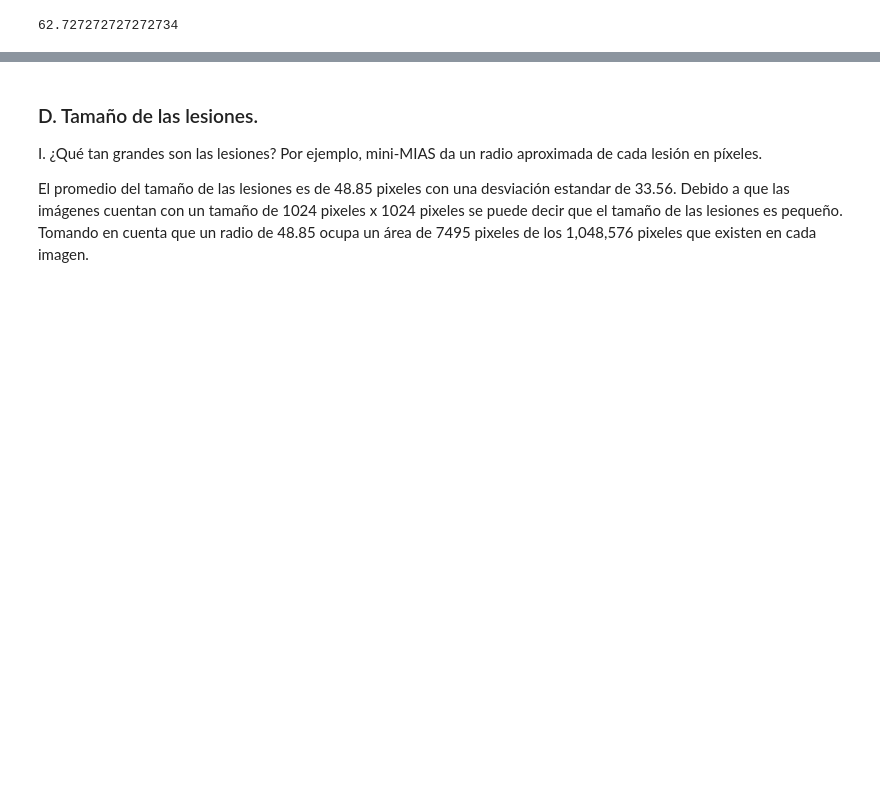
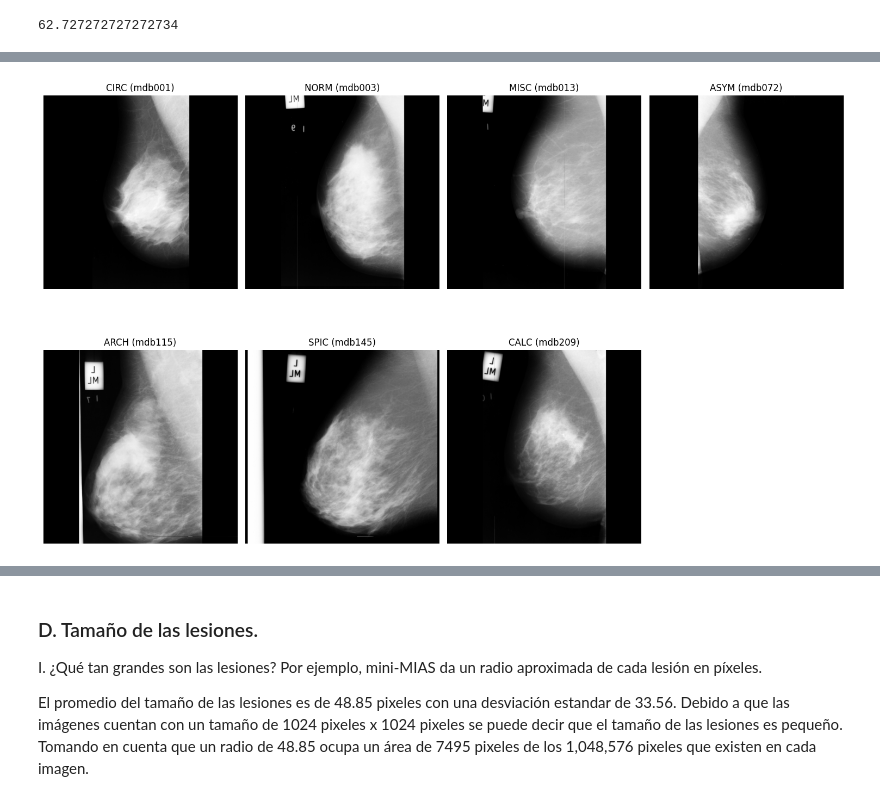
Before and after one commit to Maffergu/cancer_detection, a Jupyter notebook: analisis.ipynb, the cells around one changed output, grey strips where cells are left out. Saved outputs shown, nothing was run; the diff lists cells and outputs as text; code cells hidden in the pictures; blank space fills up the shorter version.

```diff
--- a/analisis.ipynb
+++ b/analisis.ipynb
@@ -99,0 +127,21 @@ print(norm_percentage)
+# %%
+img_folder = 'Data'
+img_files = sorted([f for f in os.listdir(img_folder) if f.endswith('.pgm')])
+
+print(img_files)
+print(len(img_files))
+
+widths = []
+heights = []
+
+for file in img_files:
+    path = os.path.join(img_folder, file)
+    with Image.open(path) as img:
+        widths.append(img.width)
+        heights.append(img.height)
+
+# ¿Todas tienen el mismo tamaño?
+all_same_size = len(set(zip(widths, heights))) == 1
+print(f"Ancho de las imágenes: {widths[0]}")
+print(f"Alto de las imágenes: {heights[0]}")
+print(f"¿Todas tienen el mismo tamaño? {all_same_size}")
@@ -99,0 +154,23 @@ print(norm_percentage)
+# %%
+classes = df['Class'].unique()
+id_to_filename = {id_: f"{id_.lower()}.pgm" for id_ in df['ID'].unique()}
+
+plt.figure(figsize=(15, 10))
+for i, c in enumerate(classes):
+    # Obtener el primer ejemplo de esta clase
+    row = df[df['Class'] == c].iloc[0]
+    img_path = os.path.join(img_folder, id_to_filename[row['ID']])
+
+    # Abrir la imagen
+    img = Image.open(img_path)
+
+    # Mostrar
+    plt.subplot(2, 4, i+1)
+    plt.imshow(img, cmap='gray')
+    plt.title(f"{c} ({row['ID']})")
+    plt.axis('off')
+
+plt.tight_layout()
+plt.show()
+# %% [output]
+[figure, added]
```
Also changed, not shown: parts of 12 cells of this notebook.
